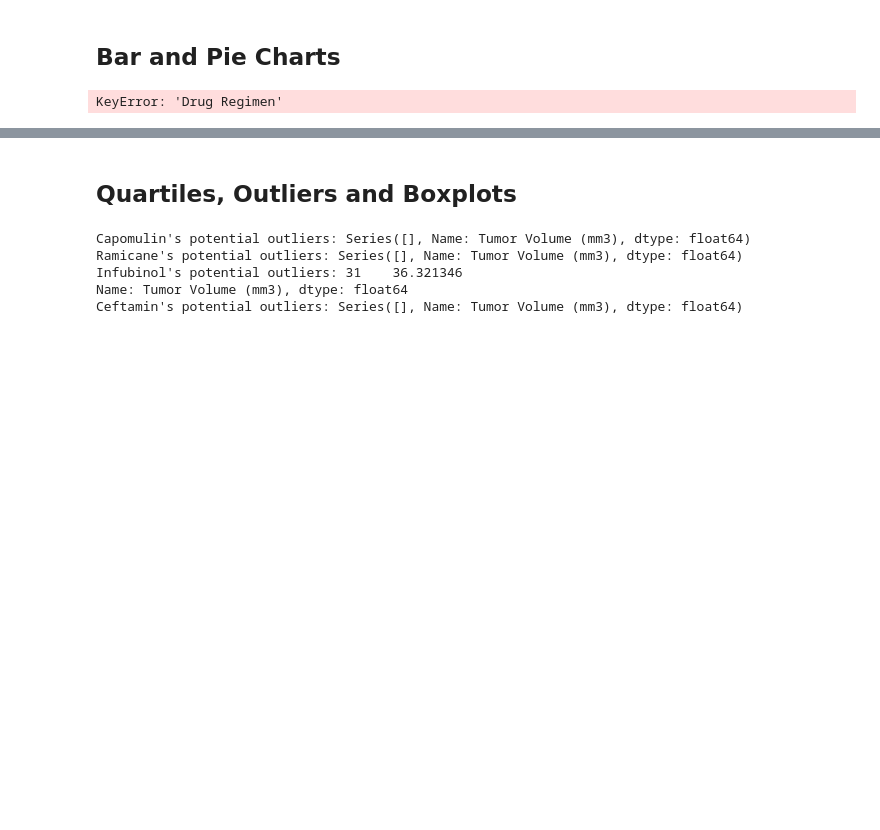
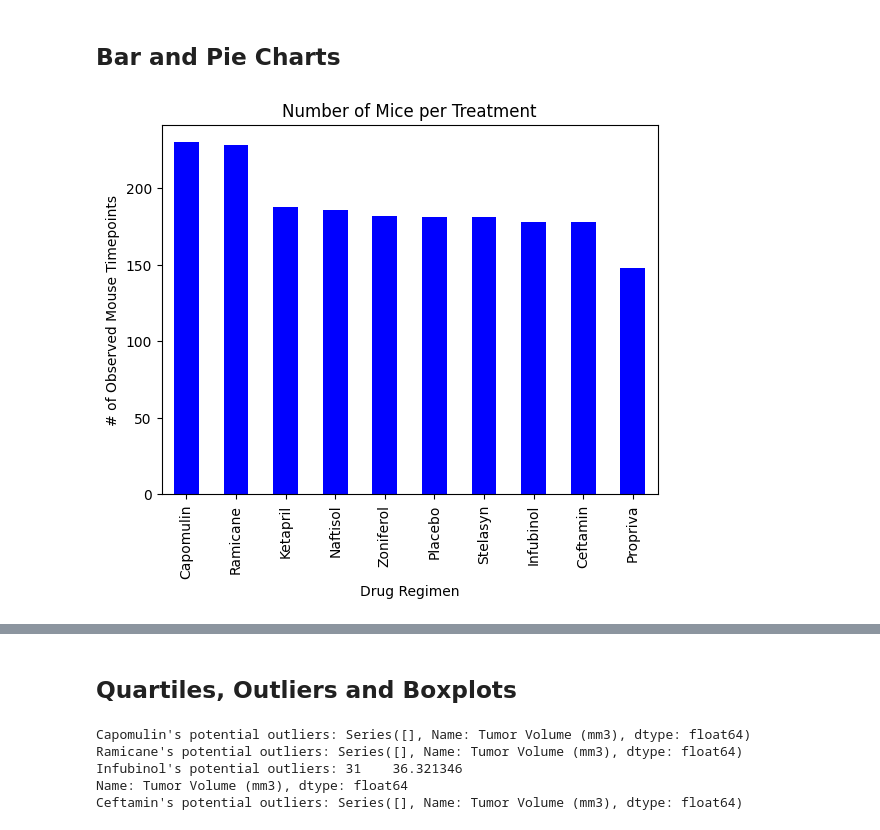
Before and after one commit to jenalvz/Matplotlib-challenge, a Jupyter notebook: pymaceuticals_JAlvarez.ipynb, the cells around one changed output, grey strips where cells are left out. Saved outputs shown, nothing was run; the diff lists cells and outputs as text; code cells hidden in the pictures; blank space fills up the shorter version.

```diff
--- a/pymaceuticals_JAlvarez.ipynb
+++ b/pymaceuticals_JAlvarez.ipynb
@@ -202,5 +175,13 @@ Name: Mouse ID, dtype: float64
 # %%
 # Generate a bar plot showing the total number of rows (Mouse ID/Timepoints) for each drug regimen using Pandas.
-tx_plot = total_mice_count_clean['Drug Regimen'].value_counts()
+tx_count = study_data_clean['Drug Regimen'].value_counts()
+
+tx_plot = tx_count.plot.bar(color="blue")
+
+# set the title, x & y labels
+plt.xlabel('Drug Regimen')
+plt.ylabel('# of Observed Mouse Timepoints')
+plt.title('Number of Mice per Treatment')
+plt.show()
 # %% [output]
-KeyError: 'Drug Regimen'
+[figure, added]
```
Also changed, not shown: parts of 9 cells of this notebook.
